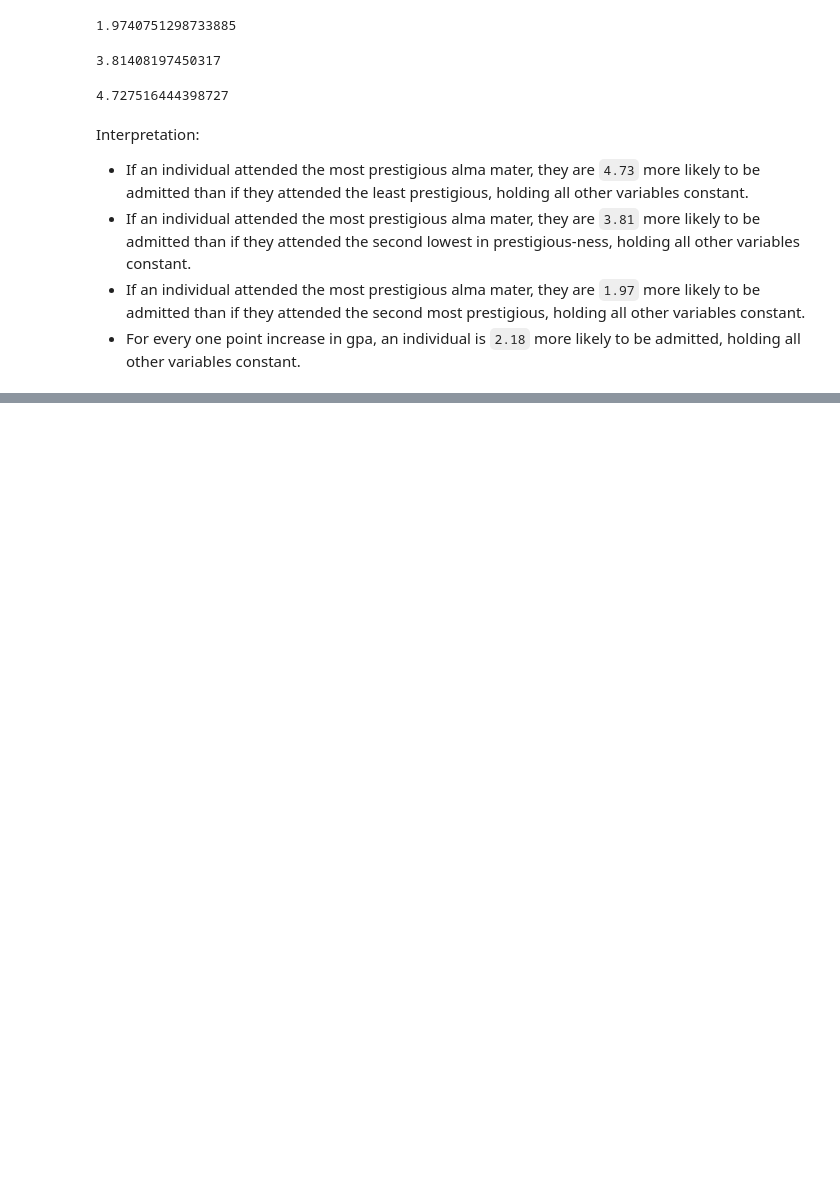
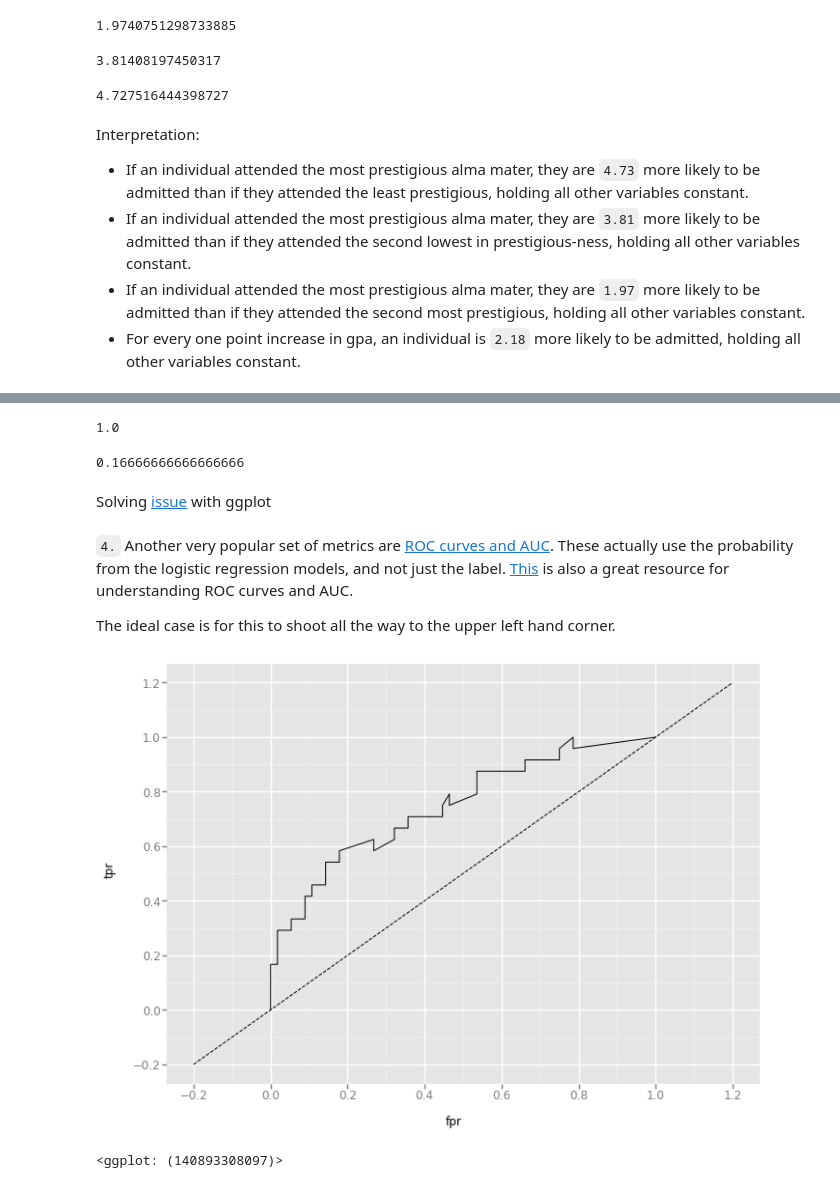
Before and after one commit to tharcyla/practical-statistics, a Jupyter notebook: 16_Logistic-Regression.ipynb, the cells around one changed output, grey strips where cells are left out. Drawn from its saved outputs; the diff is of its cells as text; code cells hidden in the pictures; blank space fills up the shorter version.

Commit message:
upload: Add final notes from the Logistic Regression lesson
This is the final lesson from this course!

```diff
--- a/16_Logistic-Regression.ipynb
+++ b/16_Logistic-Regression.ipynb
@@ -309,0 +307,8 @@ However, accuracy is not always the best measure, especially for unbalanced data
+# %%
+from sklearn.linear_model import LogisticRegression
+from sklearn.metrics import confusion_matrix, precision_score, recall_score, accuracy_score
+from sklearn.model_selection import train_test_split
+np.random.seed(42)
+
+df = pd.read_csv('support-files/16_Logistic-Regression/admissions.csv')
+df.head()
@@ -309,0 +324,4 @@ However, accuracy is not always the best measure, especially for unbalanced data
+# %%
+# include dummy variable
+df[['level1', 'level2', 'level3', 'level4']] = pd.get_dummies(df['prestige'])
+df.head(1)
@@ -309,0 +331,5 @@ However, accuracy is not always the best measure, especially for unbalanced data
+# %%
+y = df['admit'] # what I want to predict
+X = df[['gre', 'gpa', 'level2', 'level3', 'level4']] # what I'm using to predict admission
+
+X_train, X_test, y_train, y_test = train_test_split(X, y, test_size=0.2, random_state=0)
@@ -309,0 +346,13 @@ However, accuracy is not always the best measure, especially for unbalanced data
+# %%
+# fit the model on the training data and then see how it performs on the test data
+# first, we instantiate our model
+log_mod = LogisticRegression()
+
+# then, we fit the model on train
+log_mod.fit(X_train, y_train)
+
+# then, we predict on test
+y_preds = log_mod.predict(X_test)
+
+# finally, we get the score (compare predict to test)
+confusion_matrix(y_test, y_preds)
@@ -309,0 +388,32 @@ However, accuracy is not always the best measure, especially for unbalanced data
+# %%
+precision = 4 / (4 + 0)
+precision
+# %% [output]
+1.0
+# %%
+recall = 4 / (4 + 20)
+recall
+# %% [output]
+0.16666666666666666
+# %% [markdown]
+Solving [issue](https://github.com/yhat/ggpy/issues/662) with ggplot
+# %% [markdown]
+`4.` Another very popular set of metrics are [ROC curves and AUC](http://scikit-learn.org/stable/auto_examples/model_selection/plot_roc.html#sphx-glr-auto-examples-model-selection-plot-roc-py).  These actually use the probability from the logistic regression models, and not just the label.  [This](http://blog.yhat.com/posts/roc-curves.html) is also a great resource for understanding ROC curves and AUC.
+
+The ideal case is for this to shoot all the way to the upper left hand corner.
+# %%
+# roc curves and AUC
+from ggplot import *
+from sklearn.metrics import roc_curve, auc
+%matplotlib inline
+
+preds = log_mod.predict_proba(X_test)[:,1]
+fpr, tpr, _ = roc_curve(y_test, preds)
+
+df = pd.DataFrame(dict(fpr=fpr, tpr=tpr))
+ggplot(df, aes(x='fpr', y='tpr')) +\
+    geom_line() +\
+    geom_abline(linetype='dashed')
+# %% [output]
+[figure, added]
+<ggplot: (140893308097)>
```
Also changed, not shown: parts of 12 cells of this notebook.
